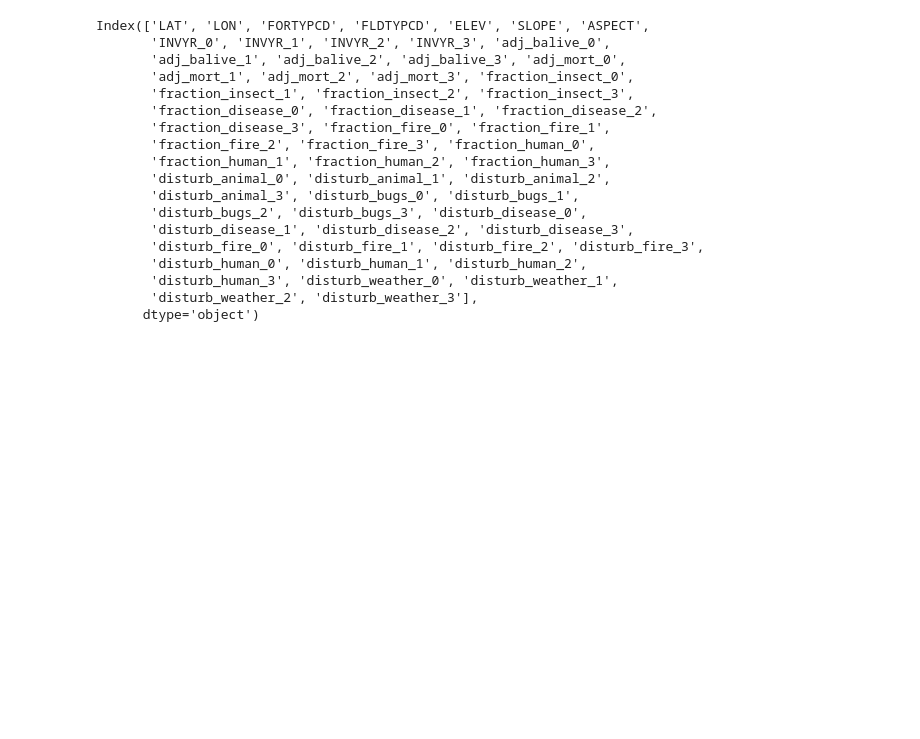
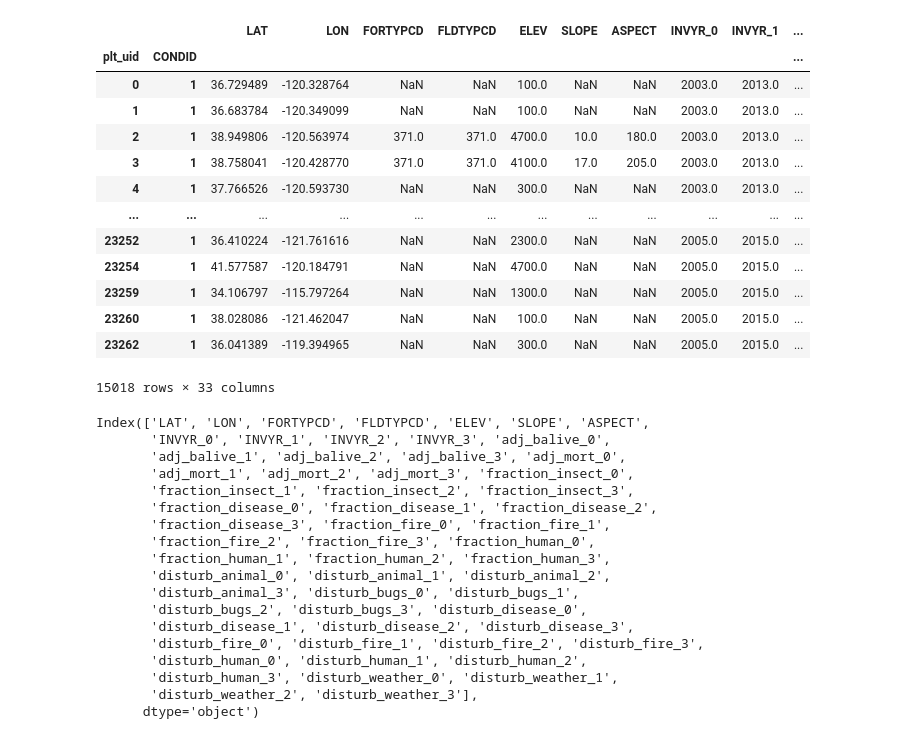
Before and after one commit to carbonplan/forest-risks, a Jupyter notebook: notebooks/biomass/biomass_munging.ipynb, the cells around one changed output. Cells and saved outputs as stored; diff of their text form; code cells hidden in the pictures; blank space fills up the shorter version.

```diff
--- a/notebooks/biomass/biomass_munging.ipynb
+++ b/notebooks/biomass/biomass_munging.ipynb
@@ -16,8 +16,25 @@ from forests import load, setup, plot, fit
 # %%
 setup.plotting()
 # %%
-df = load.fia(store='local', states='CA', wide=False)
-df = load.terraclim(store='local', tlim=(2000,2020), mean=True, df=df)
+df = load.fia(store='local', states='CA', group_repeats=True)
+#df = load.terraclim(store='local', tlim=(2000,2020), mean=True, df=df)
+# %%
+df
+# %% [output]
+|  |  | LAT | LON | FORTYPCD | FLDTYPCD | ELEV | SLOPE | ASPECT | INVYR_0 | INVYR_1 | ... |
+| plt_uid | CONDID |  |  |  |  |  |  |  |  |  | ... |
+| 0 | 1 | 36.729489 | -120.328764 | NaN | NaN | 100.0 | NaN | NaN | 2003.0 | 2013.0 | ... |
+| 1 | 1 | 36.683784 | -120.349099 | NaN | NaN | 100.0 | NaN | NaN | 2003.0 | 2013.0 | ... |
+| 2 | 1 | 38.949806 | -120.563974 | 371.0 | 371.0 | 4700.0 | 10.0 | 180.0 | 2003.0 | 2013.0 | ... |
+| 3 | 1 | 38.758041 | -120.428770 | 371.0 | 371.0 | 4100.0 | 17.0 | 205.0 | 2003.0 | 2013.0 | ... |
+| 4 | 1 | 37.766526 | -120.593730 | NaN | NaN | 300.0 | NaN | NaN | 2003.0 | 2013.0 | ... |
+| ... | ... | ... | ... | ... | ... | ... | ... | ... | ... | ... | ... |
+| 23252 | 1 | 36.410224 | -121.761616 | NaN | NaN | 2300.0 | NaN | NaN | 2005.0 | 2015.0 | ... |
+| 23254 | 1 | 41.577587 | -120.184791 | NaN | NaN | 4700.0 | NaN | NaN | 2005.0 | 2015.0 | ... |
+| 23259 | 1 | 34.106797 | -115.797264 | NaN | NaN | 1300.0 | NaN | NaN | 2005.0 | 2015.0 | ... |
+| 23260 | 1 | 38.028086 | -121.462047 | NaN | NaN | 100.0 | NaN | NaN | 2005.0 | 2015.0 | ... |
+| 23262 | 1 | 36.041389 | -119.394965 | NaN | NaN | 300.0 | NaN | NaN | 2005.0 | 2015.0 | ... |
+15018 rows × 33 columns
 # %%
 type_codes = df['type_code'].unique()
 # %%
```
Also changed, not shown: 1 other file.
